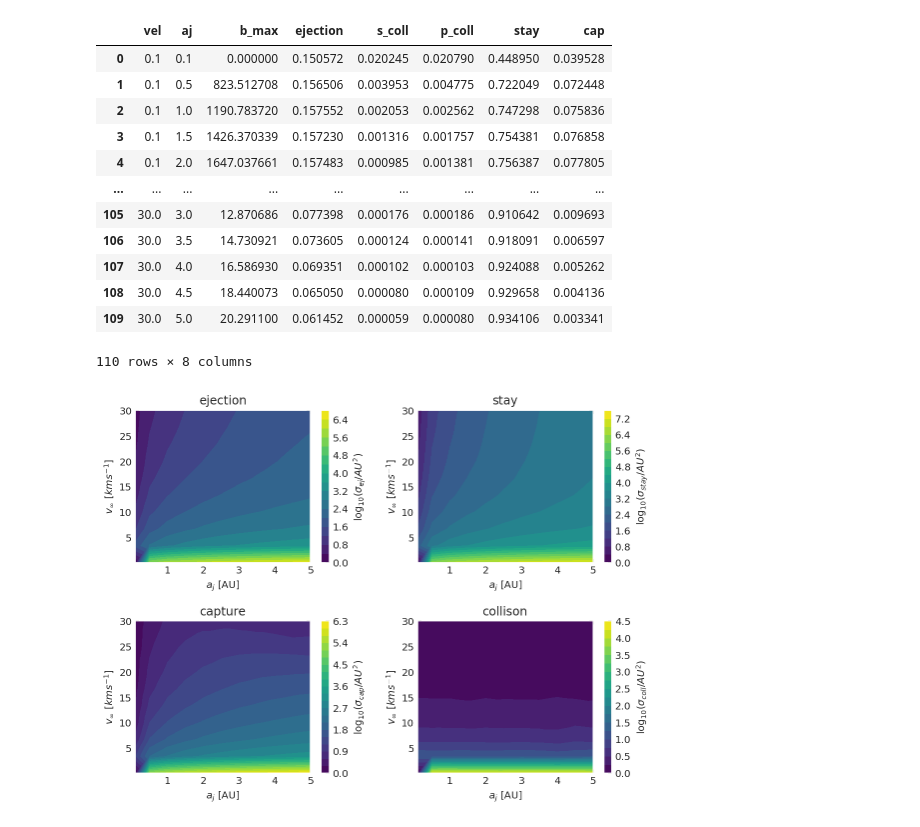
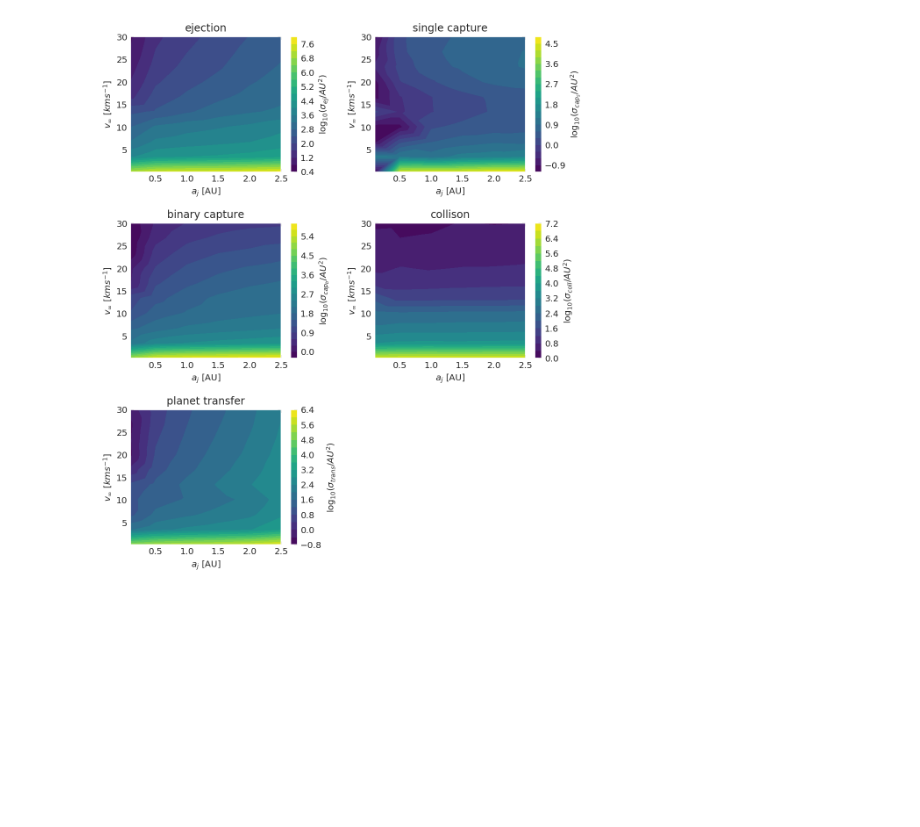
Before and after one commit to YihanWangAstro/planet-app, a Jupyter notebook: process/planet-app.ipynb, the cells around one changed output. Cells and saved outputs as stored; diff of their text form; code cells hidden in the pictures; blank space fills up the shorter version.

```diff
--- a/process/planet-app.ipynb
+++ b/process/planet-app.ipynb
@@ -345,5 +410,0 @@ for vv in v_name:
-# %%
-new_list =[]
-for x in stat:
-    new_list.append((float(x[0]),float(x[1]),x[2][0],x[2][1], x[2][2], x[2][3], x[2][4], x[2][5] ))
-print(new_list)
@@ -368,19 +484,5 @@ plt.axhline(0.1)
 plt.xscale('log')
 plt.yscale('log')
 # %%
-df=pd.DataFrame(pd.read_csv('single-single_bk.csv',skipinitialspace=True))
+df=pd.DataFrame(pd.read_csv('binary-binary.csv',skipinitialspace=True))
 df
-# %% [output]
-|  | vel | aj | b_max | ejection | s_coll | p_coll | stay | cap |
-| 0 | 0.1 | 0.1 | 0.000000 | 0.150572 | 0.020245 | 0.020790 | 0.448950 | 0.039528 |
-| 1 | 0.1 | 0.5 | 823.512708 | 0.156506 | 0.003953 | 0.004775 | 0.722049 | 0.072448 |
-| 2 | 0.1 | 1.0 | 1190.783720 | 0.157552 | 0.002053 | 0.002562 | 0.747298 | 0.075836 |
-| 3 | 0.1 | 1.5 | 1426.370339 | 0.157230 | 0.001316 | 0.001757 | 0.754381 | 0.076858 |
-| 4 | 0.1 | 2.0 | 1647.037661 | 0.157483 | 0.000985 | 0.001381 | 0.756387 | 0.077805 |
-| ... | ... | ... | ... | ... | ... | ... | ... | ... |
-| 105 | 30.0 | 3.0 | 12.870686 | 0.077398 | 0.000176 | 0.000186 | 0.910642 | 0.009693 |
-| 106 | 30.0 | 3.5 | 14.730921 | 0.073605 | 0.000124 | 0.000141 | 0.918091 | 0.006597 |
-| 107 | 30.0 | 4.0 | 16.586930 | 0.069351 | 0.000102 | 0.000103 | 0.924088 | 0.005262 |
-| 108 | 30.0 | 4.5 | 18.440073 | 0.065050 | 0.000080 | 0.000109 | 0.929658 | 0.004136 |
-| 109 | 30.0 | 5.0 | 20.291100 | 0.061452 | 0.000059 | 0.000080 | 0.934106 | 0.003341 |
-110 rows × 8 columns
@@ -388,52 +514,74 @@ df
 
 def show_cross(df):
     x=np.array(df['aj'])
-    y=np.array(df['vel'])
+    y=(np.array(df['vel']))
+
+    #vc = v_c_2_2(1, 1, 1e-3, x, 1, 1, 10)
+
+    #print(vc)
+
     xlabel='$a_j$ [AU]'
     ylabel='$v_\infty$ [$kms^{-1}$]'
-    fig=plt.figure(figsize=(8,6))
-    delta = 1
-    ax=fig.add_subplot(2,2,1)
+    fig=plt.figure(figsize=(8,9))
+    delta = 0.1
+    ax=fig.add_subplot(3,2,1)
     cs= np.log10(np.array(df['b_max'])**2*np.pi*np.array(df['ejection']) + delta)
     im=ax.tricontourf(x,y, cs,20)
     cb=plt.colorbar(im)
     cb.set_label('$\log_{10}(\sigma_{ej}/AU^2)$')
     ax.set_xlabel(xlabel)
     ax.set_ylabel(ylabel)
     ax.set_title('ejection')
+    #ax.plot(x,vc,'r--',lw=0.5,label='$v_c$')
 
-    ax=fig.add_subplot(2,2,2)
-    cs=np.log10(np.array(df['b_max'])**2*np.pi*np.array(df['stay']) + delta)
+
+    ax=fig.add_subplot(3,2,2)
+    cs=np.log10(np.array(df['b_max'])**2*np.pi*np.array(df['s_cap']) + delta)
     im=ax.tricontourf(x,y, cs,20)
     cb=plt.colorbar(im)
-    cb.set_label('$\log_{10}(\sigma_{stay}/AU^2)$')
+    cb.set_label('$\log_{10}(\sigma_{cap_s}/AU^2)$')
     ax.set_xlabel(xlabel)
     ax.set_ylabel(ylabel)
-    ax.set_title('stay')
+    ax.set_title('single capture')
+    #ax.plot(x,vc,'r--',lw=0.5,label='$v_c$')
 
-    ax=fig.add_subplot(2,2,3)
-    cs=np.log10(np.array(df['b_max'])**2*np.pi*np.array(df['cap'])+delta)
+
+    ax=fig.add_subplot(3,2,3)
+    cs=np.log10(np.array(df['b_max'])**2*np.pi*np.array(df['b_cap'])+delta)
     im=ax.tricontourf(x,y,cs,20)
     cb=plt.colorbar(im)
-    cb.set_label('$\log_{10}(\sigma_{cap}/AU^2)$')
+    cb.set_label('$\log_{10}(\sigma_{cap_b}/AU^2)$')
     ax.set_xlabel(xlabel)
     ax.set_ylabel(ylabel)
-    ax.set_title('capture')
+    ax.set_title('binary capture')
+    #ax.plot(x,vc,'r--',lw=0.5,label='$v_c$')
 
-    ax=fig.add_subplot(2,2,4)
+    ax=fig.add_subplot(3,2,4)
     cs=np.log10(np.array(df['b_max'])**2*np.pi*( np.array(df['s_coll']) +  np.array(df['s_coll']) )  + delta)
     im=ax.tricontourf(x,y,  cs,20)
     cb=plt.colorbar(im)
     cb.set_label('$\log_{10}(\sigma_{coll}/AU^2)$')
     ax.set_xlabel(xlabel)
     ax.set_ylabel(ylabel)
     ax.set_title('collison')
+    #ax.plot(x,vc,'r--',lw=0.5,label='$v_c$')
+
+    ax=fig.add_subplot(3,2,5)
+    cs=np.log10(np.array(df['b_max'])**2*np.pi*( np.array(df['trans']) )  + delta)
+    im=ax.tricontourf(x,y,  cs,20)
+    cb=plt.colorbar(im)
+    cb.set_label('$\log_{10}(\sigma_{trans}/AU^2)$')
+    ax.set_xlabel(xlabel)
+    ax.set_ylabel(ylabel)
+    ax.set_title('planet transfer')
+    #ax.plot(x,vc,'r--',lw=0.5,label='$v_c$')
 
     plt.tight_layout()
-    savefig(plt,'solar-normal-ss')
+    #plt.legend()
+    savefig(plt,'solar-normal-bb')
 show_cross(df)
 # %% [output]
-[figure, old version]
+[figure, new version]
 # %%
 
 print(df['vel'])
```
Also changed, not shown: parts of 13 cells of this notebook, 4 other files.
